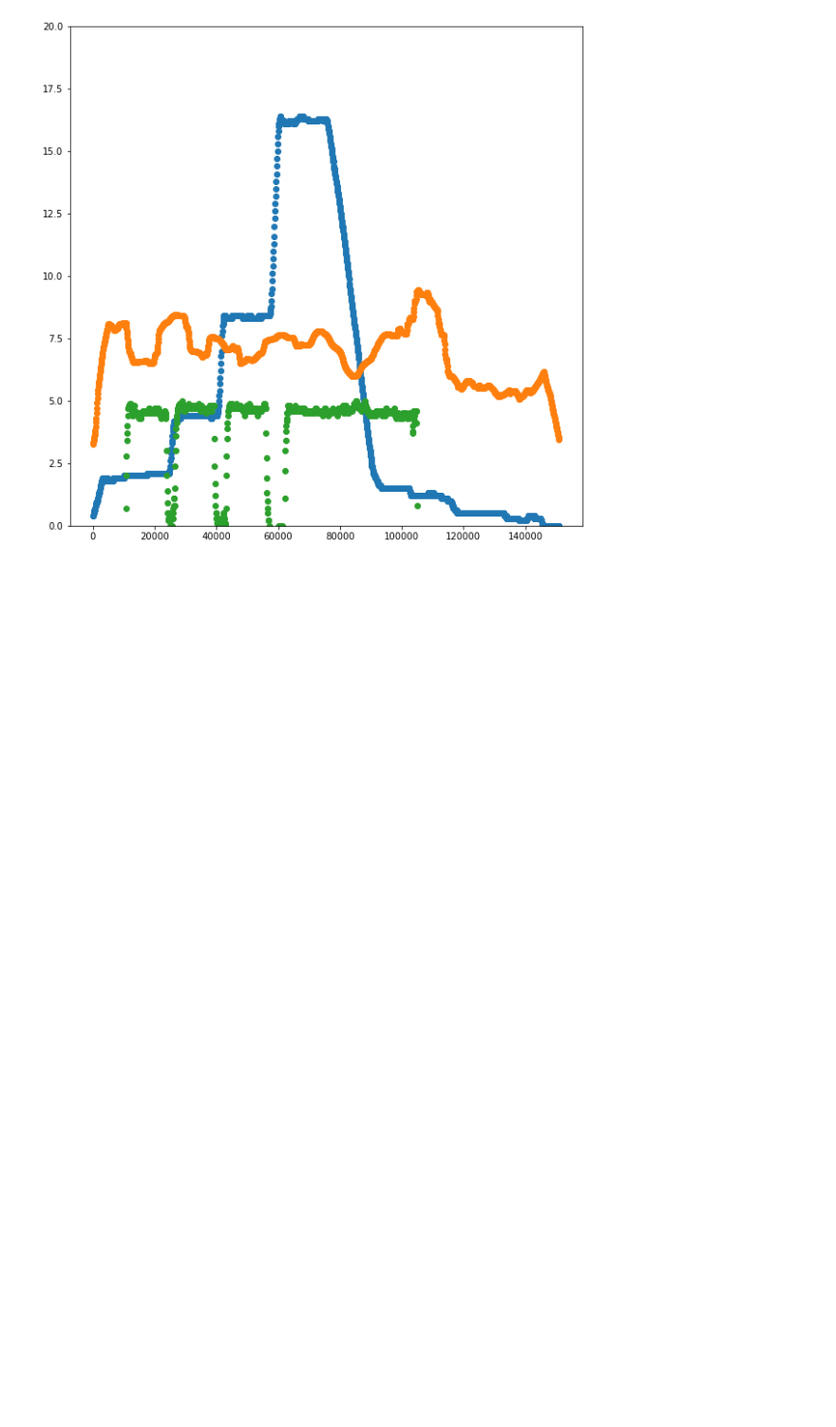
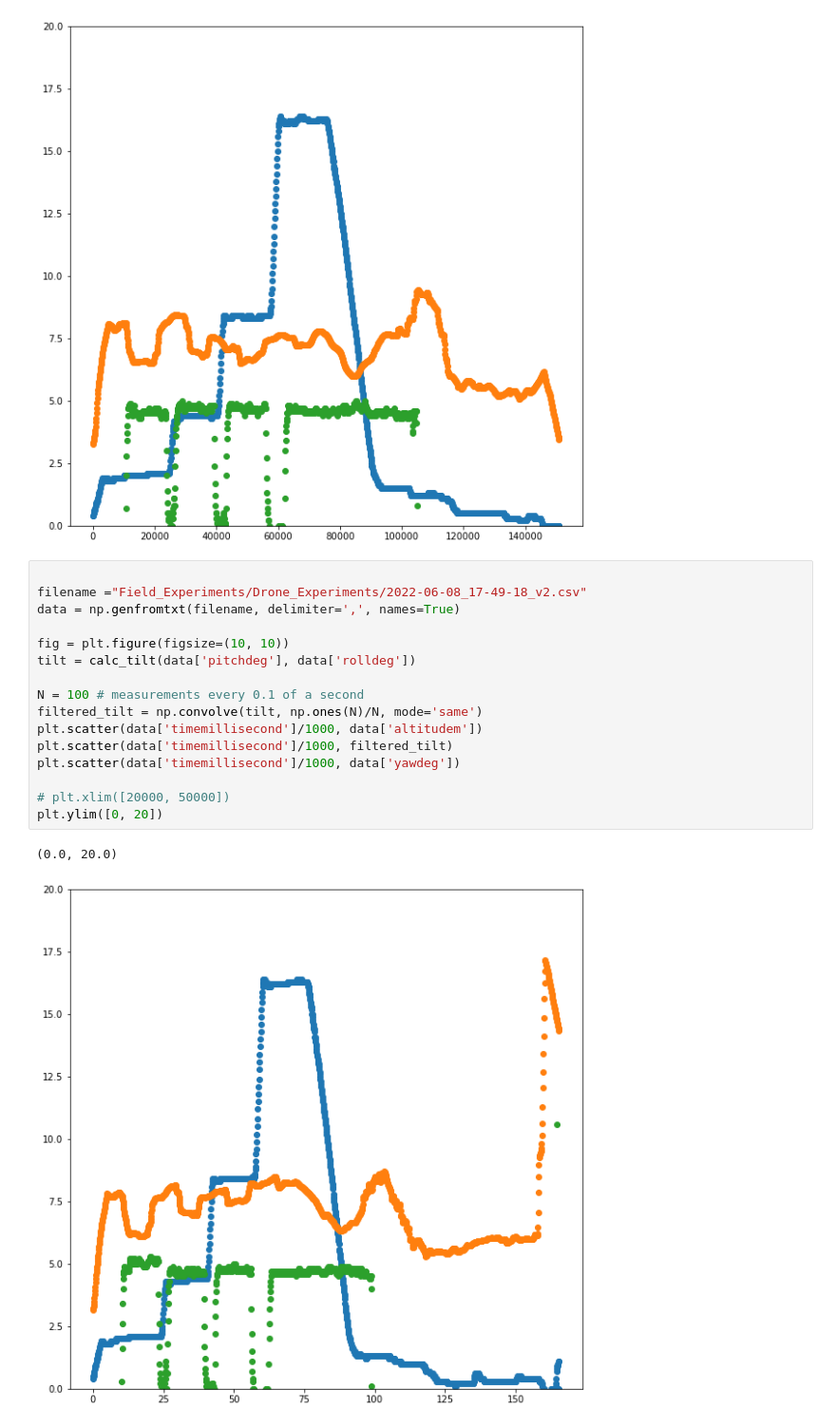
Before and after one commit to BoiseStatePlanetary/Optimizing-Number-and-Placement-of-Anemometers, a Jupyter notebook: figures and data/Inspecting Flight Files.ipynb, the cells around one changed output. Shown at 95% size. Saved outputs shown, nothing was run; the diff lists cells and outputs as text; blank space fills up the shorter version.

Commit message:
Added new data

```diff
--- a/figures and data/Inspecting Flight Files.ipynb
+++ b/figures and data/Inspecting Flight Files.ipynb
@@ -495,3 +596,22 @@ plt.ylim([0, 20])
 # %% [output]
 (0.0, 20.0)
 [figure]
+# %%
+
+filename ="Field_Experiments/Drone_Experiments/2022-06-08_17-49-18_v2.csv"
+data = np.genfromtxt(filename, delimiter=',', names=True)
+
+fig = plt.figure(figsize=(10, 10))
+tilt = calc_tilt(data['pitchdeg'], data['rolldeg'])
+
+N = 100 # measurements every 0.1 of a second
+filtered_tilt = np.convolve(tilt, np.ones(N)/N, mode='same')
+plt.scatter(data['timemillisecond']/1000, data['altitudem'])
+plt.scatter(data['timemillisecond']/1000, filtered_tilt)
+plt.scatter(data['timemillisecond']/1000, data['yawdeg'])
+
+# plt.xlim([20000, 50000])
+plt.ylim([0, 20])
+# %% [output]
+(0.0, 20.0)
+[figure, added]
```
Also changed, not shown: parts of 4 cells of this notebook, 11 other files.
